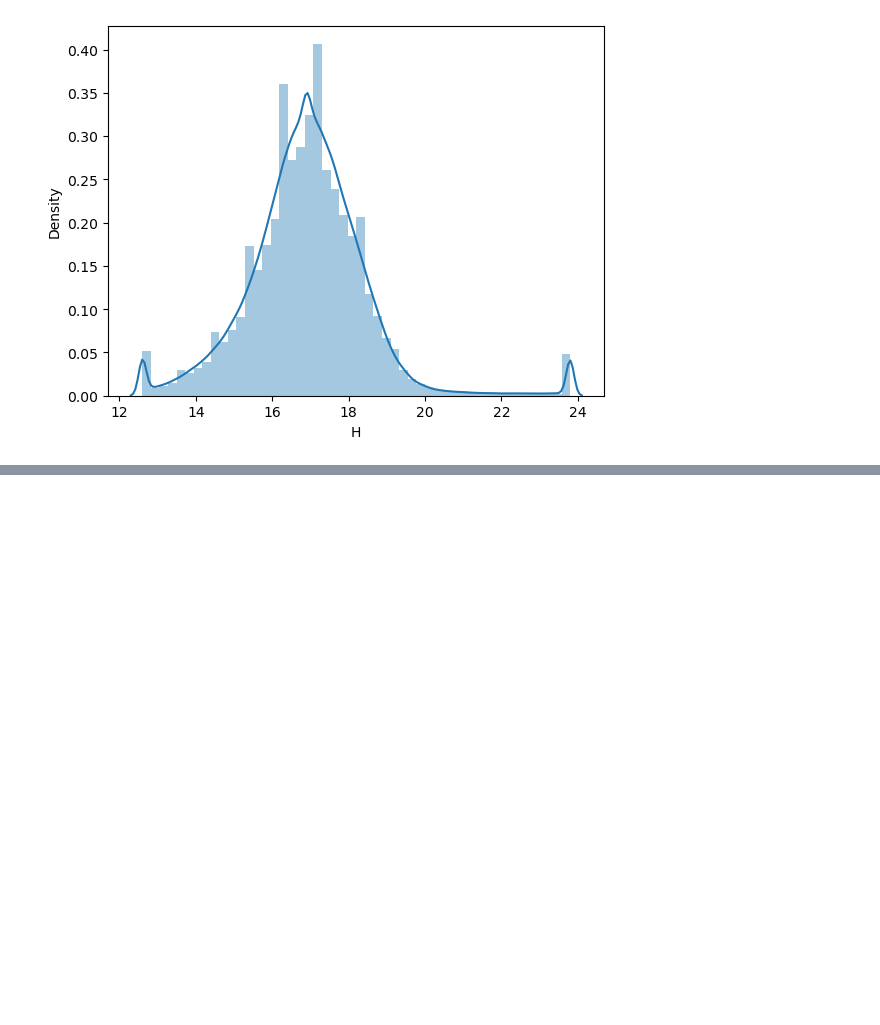
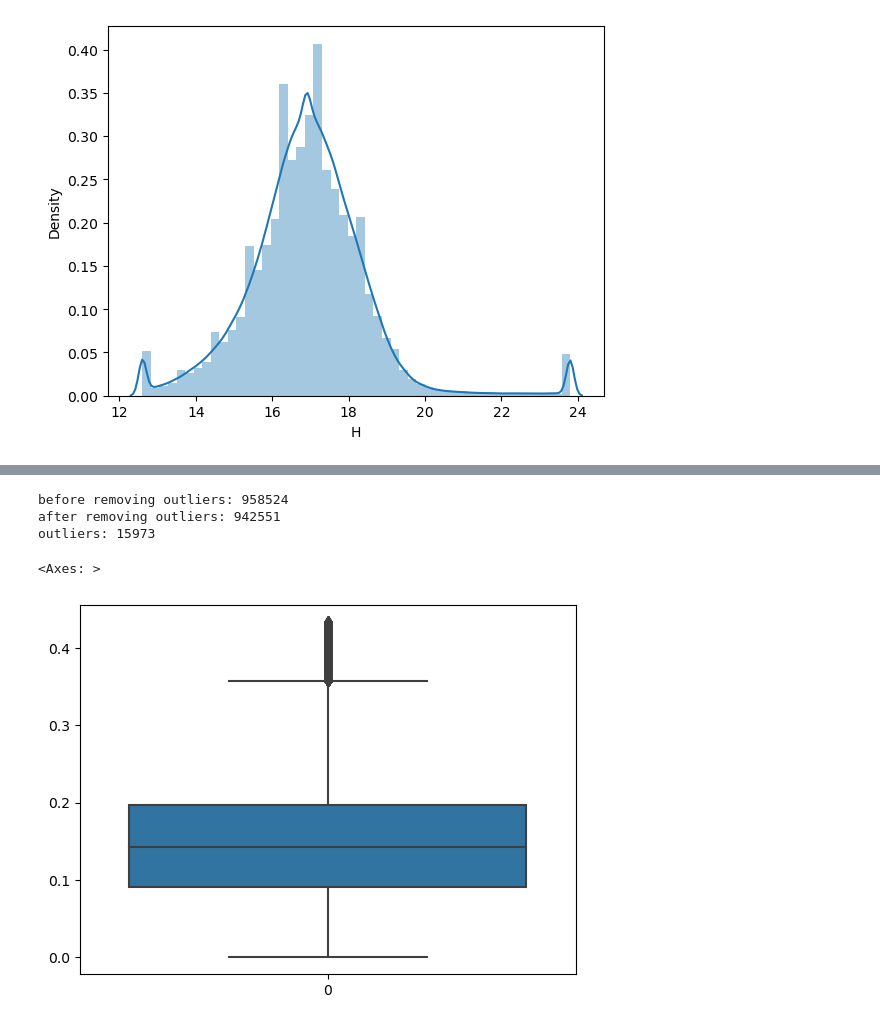
Before and after one commit to agnishde/Asteroid-orbit-classification, a Jupyter notebook: Asteroid Data analysis and Classification.ipynb, the cells around one changed output, grey strips where cells are left out. Drawn from its saved outputs; the diff is of its cells as text; code cells hidden in the pictures; blank space fills up the shorter version.

Commit message:
remove all outliers

```diff
--- a/Asteroid Data analysis and Classification.ipynb
+++ b/Asteroid Data analysis and Classification.ipynb
@@ -1529,0 +1589,14 @@ https://gist.github.com/mwaskom/de44147ed2974457ad6372750bbe5751
+# %%
+new_df = df.loc[(df['e'] <= upper_limit) & (df['e'] >= lower_limit)]
+print('before removing outliers:', len(df))
+print('after removing outliers:',len(new_df))
+print('outliers:', len(df)-len(new_df))  ##TRIMMING
+# %% [output]
+before removing outliers: 958524
+after removing outliers: 942551
+outliers: 15973
+# %%
+sns.boxplot(new_df['e'])
+# %% [output]
+<Axes: >
+[figure, added]
```
Also changed, not shown: parts of 201 cells of this notebook.
